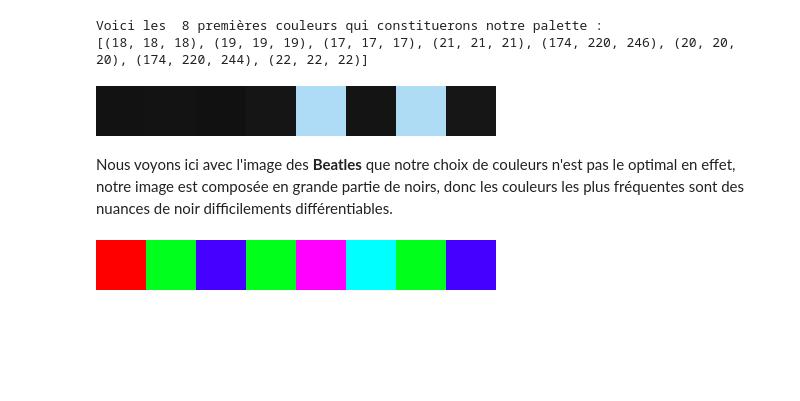
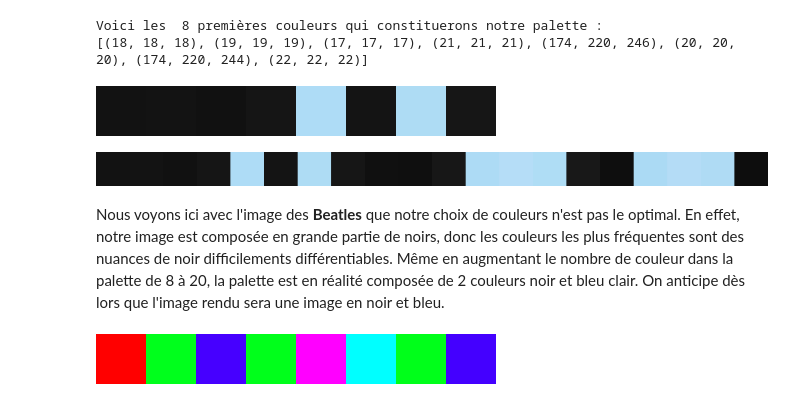
Before and after one commit to MaximeMoreauCerise/INF_TC1_Quantize, a Jupyter notebook: main.ipynb, the cells around one changed output. Saved outputs shown, nothing was run; the diff lists cells and outputs as text; code cells hidden in the pictures; blank space fills up the shorter version.

```diff
--- a/main.ipynb
+++ b/main.ipynb
@@ -24,15 +24,13 @@ def sort_list(l):
     return sorted(lr, key=lambda x: x[1], reverse=True)
 
 def aff_palette(p):
-    im_p = Image.new('RGB', [400,50])
+    im_p = Image.new('RGB', [50*len(p),50])
     px_p = im_p.load()
 
-    t = int(400/len(p))
-
     for index in range(0,len(p)):
-        for j in range(t):
+        for j in range(50):
             for i in range(50):
-                px_p[index*t + j, i] = p[index]
+                px_p[index*50 + j, i] = p[index]
     return im_p
 
 def distance(a,b):
@@ -158,9 +156,14 @@ Voici les  8 premières couleurs qui constituerons notre palette :
 aff_palette(palette)
 # %% [output]
 [figure]
+# %%
+palette_bis = set_palette(20,l)
+aff_palette(palette_bis)
+# %% [output]
+[figure, added]
 # %% [markdown]
 
-Nous voyons ici avec l'image des <b>Beatles</b> que notre choix de couleurs n'est pas le optimal en effet, notre image est composée en grande partie de noirs, donc les couleurs les plus fréquentes sont des nuances de noir difficilements différentiables.
+Nous voyons ici avec l'image des <b>Beatles</b> que notre choix de couleurs n'est pas le optimal. En effet, notre image est composée en grande partie de noirs, donc les couleurs les plus fréquentes sont des nuances de noir difficilements différentiables. Même en augmentant le nombre de couleur dans la palette de 8 à 20, la palette est en réalité composée de 2 couleurs noir et bleu clair. On anticipe dès lors que l'image rendu sera une image en noir et bleu.
 # %%
 im2 = Image.open("rainbow.png")
 l2 = to_list_without_transp(im2)
```
Also changed, not shown: parts of 10 cells of this notebook.
